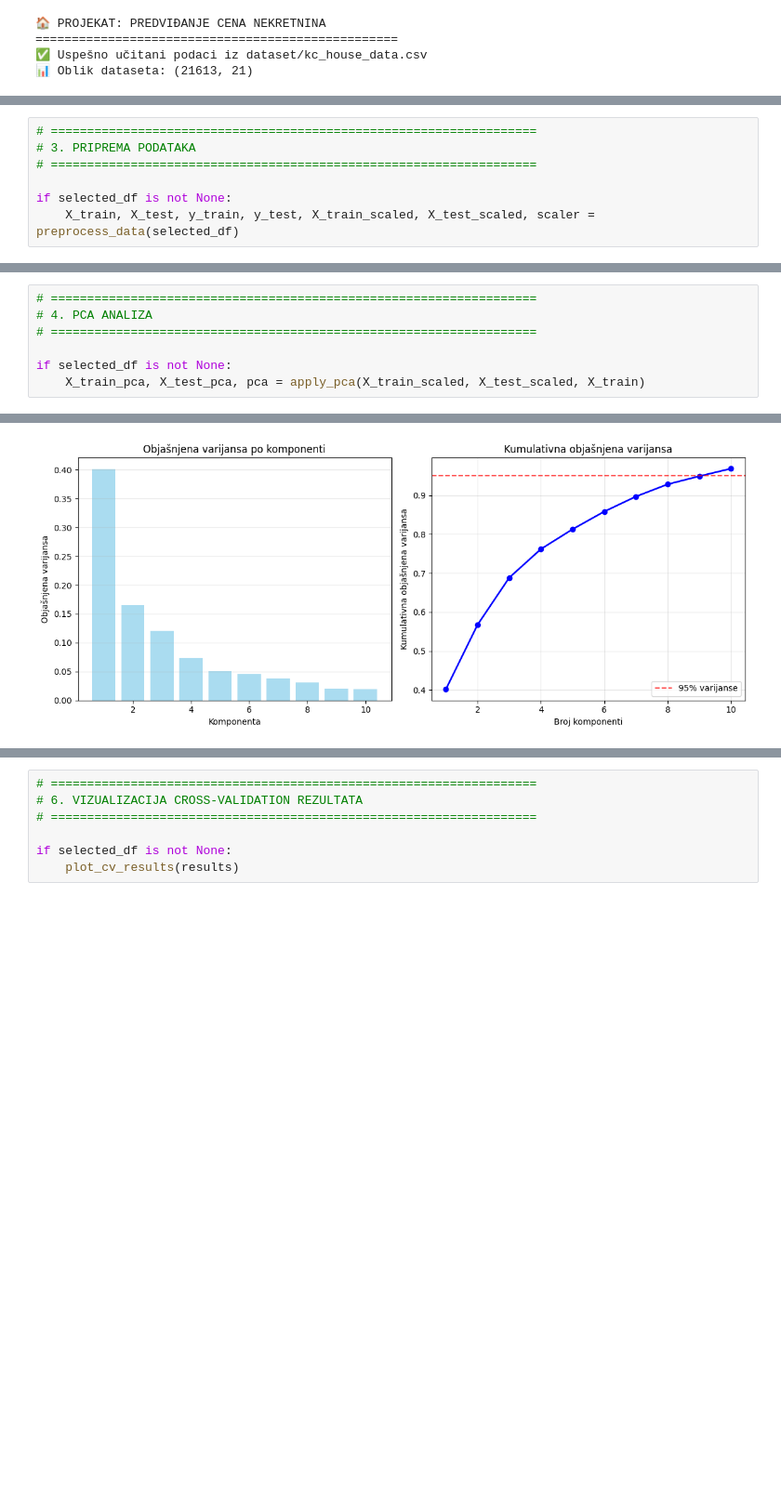
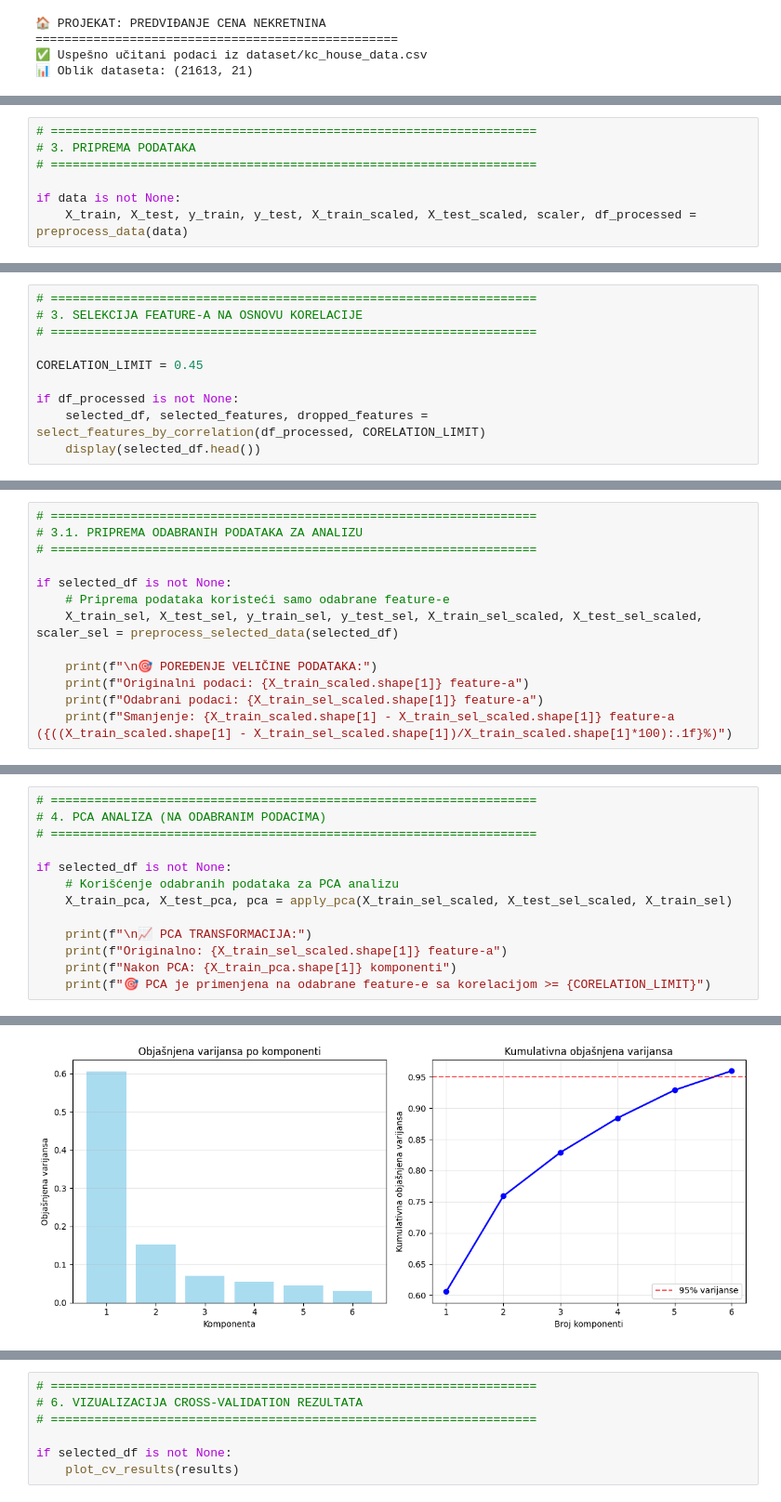
Before and after one commit to MihailoVukorep/mu1_proj, a Jupyter notebook: main.ipynb, the cells around one changed output, grey strips where cells are left out. Shown at 93% size. Drawn from its saved outputs; the diff is of its cells as text; blank space fills up the shorter version.

Commit message:
added feature selecton

```diff
--- a/main.ipynb
+++ b/main.ipynb
@@ -123,8 +95,8 @@ Oblik novog dataframe-a za učenje: (21613, 12)
 # 3. PRIPREMA PODATAKA
 # ===================================================================
 
-if selected_df is not None:
-    X_train, X_test, y_train, y_test, X_train_scaled, X_test_scaled, scaler = preprocess_data(selected_df)
+if data is not None:
+    X_train, X_test, y_train, y_test, X_train_scaled, X_test_scaled, scaler, df_processed = preprocess_data(data)
 # %% [output]
 ==================================================
 🔧 PRIPREMA PODATAKA
@@ -142,0 +125,10 @@ Test set: 3242 uzoraka (15.0%)
+# %%
+# ===================================================================
+# 3. SELEKCIJA FEATURE-A NA OSNOVU KORELACIJE
+# ===================================================================
+
+CORELATION_LIMIT = 0.45
+
+if df_processed is not None:
+    selected_df, selected_features, dropped_features = select_features_by_correlation(df_processed, CORELATION_LIMIT)
+    display(selected_df.head())
@@ -142,0 +145,13 @@ Test set: 3242 uzoraka (15.0%)
+# %%
+# ===================================================================
+# 3.1. PRIPREMA ODABRANIH PODATAKA ZA ANALIZU
+# ===================================================================
+
+if selected_df is not None:
+    # Priprema podataka koristeći samo odabrane feature-e
+    X_train_sel, X_test_sel, y_train_sel, y_test_sel, X_train_sel_scaled, X_test_sel_scaled, scaler_sel = preprocess_selected_data(selected_df)
+
+    print(f"\n🎯 POREĐENJE VELIČINE PODATAKA:")
+    print(f"Originalni podaci: {X_train_scaled.shape[1]} feature-a")
+    print(f"Odabrani podaci: {X_train_sel_scaled.shape[1]} feature-a")
+    print(f"Smanjenje: {X_train_scaled.shape[1] - X_train_sel_scaled.shape[1]} feature-a ({((X_train_scaled.shape[1] - X_train_sel_scaled.shape[1])/X_train_scaled.shape[1]*100):.1f}%)")
@@ -143,10 +176,16 @@ Test set: 3242 uzoraka (15.0%)
 # %%
 # ===================================================================
-# 4. PCA ANALIZA
+# 4. PCA ANALIZA (NA ODABRANIM PODACIMA)
 # ===================================================================
 
 if selected_df is not None:
-    X_train_pca, X_test_pca, pca = apply_pca(X_train_scaled, X_test_scaled, X_train)
+    # Korišćenje odabranih podataka za PCA analizu
+    X_train_pca, X_test_pca, pca = apply_pca(X_train_sel_scaled, X_test_sel_scaled, X_train_sel)
+
+    print(f"\n📈 PCA TRANSFORMACIJA:")
+    print(f"Originalno: {X_train_sel_scaled.shape[1]} feature-a")
+    print(f"Nakon PCA: {X_train_pca.shape[1]} komponenti")
+    print(f"🎯 PCA je primenjena na odabrane feature-e sa korelacijom >= {CORELATION_LIMIT}")
 # %% [output]
 ==================================================
 🔍 PRIMENA PCA
@@ -157,4 +196,4 @@ if selected_df is not None:
-[figure, old version]
+[figure, new version]
 🏆 NAJVAŽNIJI FEATURE-I ZA PRVE 3 KOMPONENTE:
 
 Komponenta 1:
```
Also changed, not shown: parts of 12 cells of this notebook, 1 other file.
